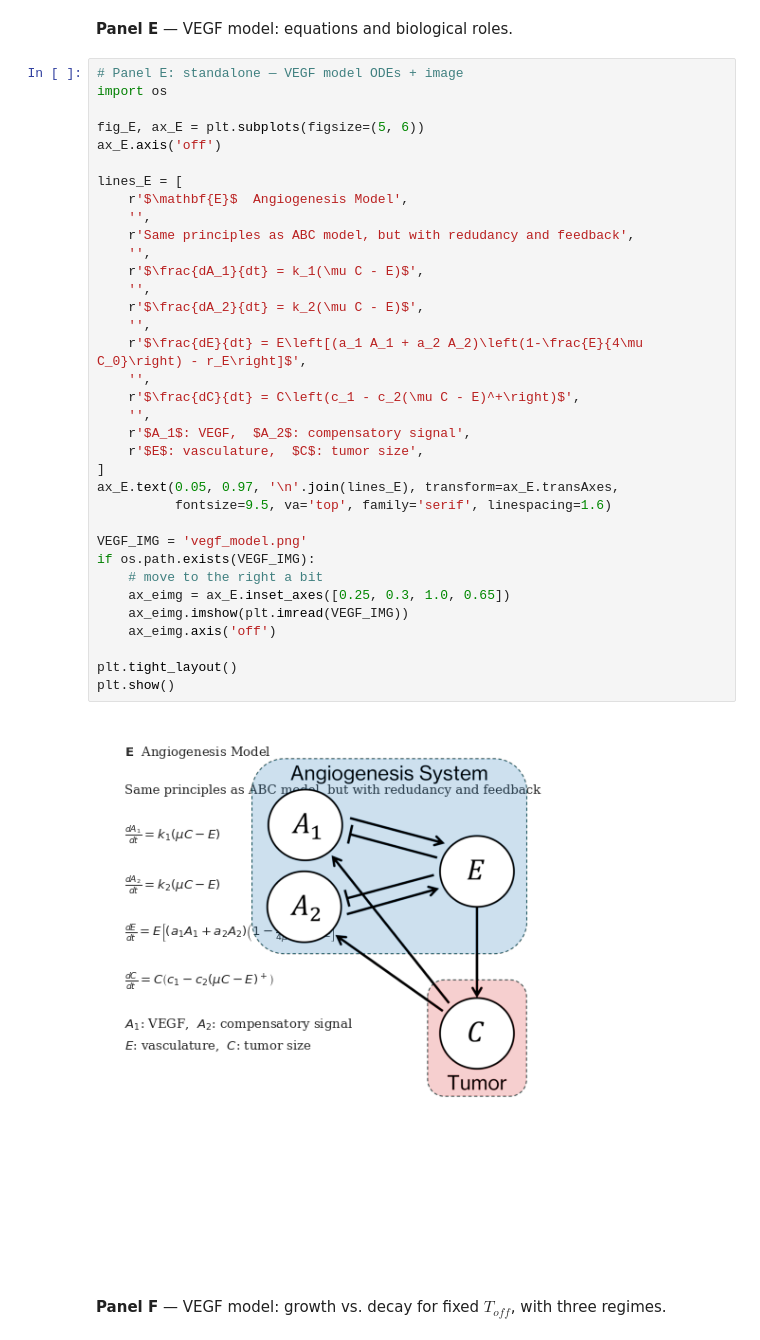
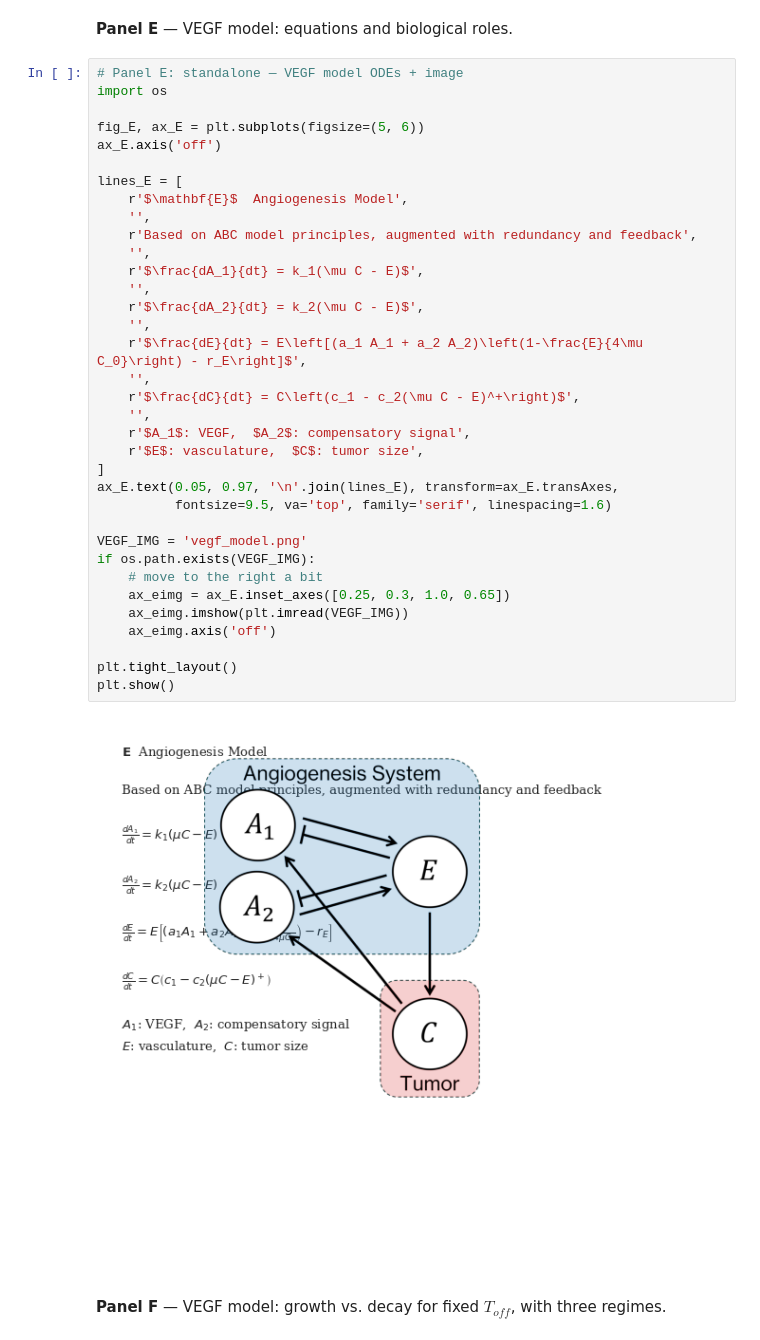
Before and after one commit to Liamir/autodiff-control, a Jupyter notebook: notebooks/figure4.ipynb, the cells around one changed output. Drawn from its saved outputs; the diff is of its cells as text.

```diff
--- a/notebooks/figure4.ipynb
+++ b/notebooks/figure4.ipynb
@@ -545,35 +549,35 @@ fig_E, ax_E = plt.subplots(figsize=(5, 6))
 ax_E.axis('off')
 
 lines_E = [
     r'$\mathbf{E}$  Angiogenesis Model',
     '',
-    r'Same principles as ABC model, but with redudancy and feedback',
+    r'Based on ABC model principles, augmented with redundancy and feedback',
     '',
     r'$\frac{dA_1}{dt} = k_1(\mu C - E)$',
     '',
     r'$\frac{dA_2}{dt} = k_2(\mu C - E)$',
     '',
     r'$\frac{dE}{dt} = E\left[(a_1 A_1 + a_2 A_2)\left(1-\frac{E}{4\mu C_0}\right) - r_E\right]$',
     '',
     r'$\frac{dC}{dt} = C\left(c_1 - c_2(\mu C - E)^+\right)$',
     '',
     r'$A_1$: VEGF,  $A_2$: compensatory signal',
     r'$E$: vasculature,  $C$: tumor size',
 ]
 ax_E.text(0.05, 0.97, '\n'.join(lines_E), transform=ax_E.transAxes,
           fontsize=9.5, va='top', family='serif', linespacing=1.6)
 
 VEGF_IMG = 'vegf_model.png'
 if os.path.exists(VEGF_IMG):
     # move to the right a bit
     ax_eimg = ax_E.inset_axes([0.25, 0.3, 1.0, 0.65])
     ax_eimg.imshow(plt.imread(VEGF_IMG))
     ax_eimg.axis('off')
 
 plt.tight_layout()
 plt.show()
 # %% [output]
-[figure, old version]
+[figure, new version]
 # %% [markdown]
 **Panel F** — VEGF model: growth vs. decay for fixed $T_{off}$, with three regimes.
 # %%
```
Also changed, not shown: parts of 8 cells of this notebook, 1 other file.
